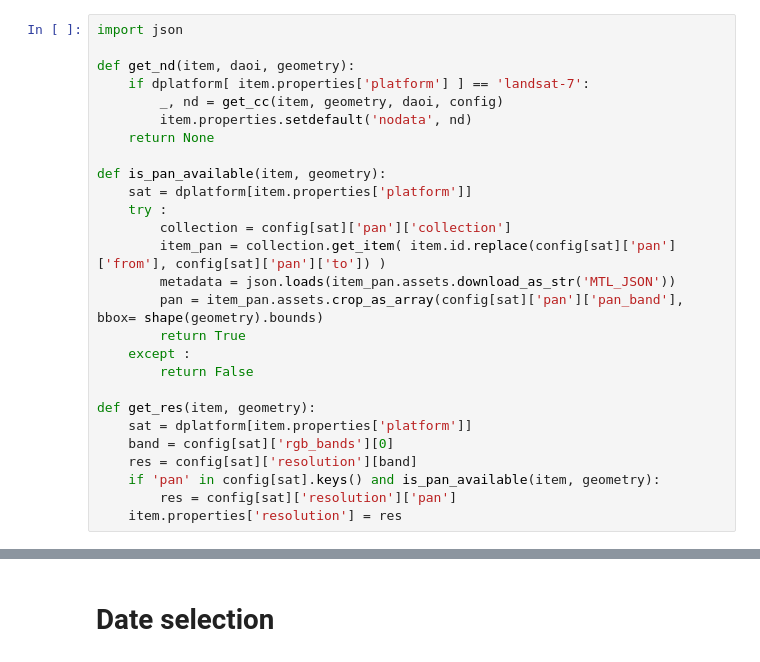
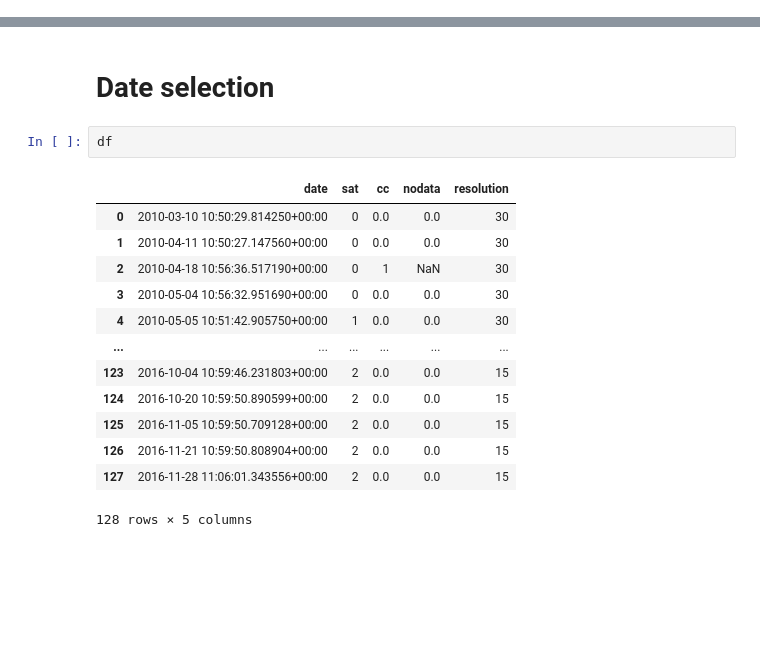
Before and after one commit to ArthurCalvi/Chronos, a Jupyter notebook: bac-a-sable.ipynb, the cells around one changed output, grey strips where cells are left out. Saved outputs shown, nothing was run; the diff lists cells and outputs as text; blank space fills up the shorter version.

```diff
--- a/bac-a-sable.ipynb
+++ b/bac-a-sable.ipynb
@@ -7,33 +7,6 @@ directory = '/Users/arthurcalvi/Data/results/disturbances/matching_france_v02_EP
 gdf = gpd.read_parquet(directory)
 # %% [markdown]
 # Research
-# %%
-import json
-
-def get_nd(item, daoi, geometry):
-    if dplatform[ item.properties['platform'] ] == 'landsat-7':
-        _, nd = get_cc(item, geometry, daoi, config)
-        item.properties.setdefault('nodata', nd)
-    return None
-
-def is_pan_available(item, geometry):
-    sat = dplatform[item.properties['platform']]
-    try :
-        collection = config[sat]['pan']['collection']
-        item_pan = collection.get_item( item.id.replace(config[sat]['pan']['from'], config[sat]['pan']['to']) )
-        metadata = json.loads(item_pan.assets.download_as_str('MTL_JSON'))
-        pan = item_pan.assets.crop_as_array(config[sat]['pan']['pan_band'], bbox= shape(geometry).bounds)
-        return True
-    except :
-        return False
-
-def get_res(item, geometry):
-    sat = dplatform[item.properties['platform']]
-    band = config[sat]['rgb_bands'][0]
-    res = config[sat]['resolution'][band]
-    if 'pan' in config[sat].keys() and is_pan_available(item, geometry):
-        res = config[sat]['resolution']['pan']
-    item.properties['resolution'] = res
 # %%
 %load_ext autoreload
 %autoreload 2
@@ -192,5 +166,21 @@ Items found for combined research:  128
 # %% [markdown]
 # Date selection
+# %%
+df
+# %% [output]
+|  | date | sat | cc | nodata | resolution |
+| 0 | 2010-03-10 10:50:29.814250+00:00 | 0 | 0.0 | 0.0 | 30 |
+| 1 | 2010-04-11 10:50:27.147560+00:00 | 0 | 0.0 | 0.0 | 30 |
+| 2 | 2010-04-18 10:56:36.517190+00:00 | 0 | 1 | NaN | 30 |
+| 3 | 2010-05-04 10:56:32.951690+00:00 | 0 | 0.0 | 0.0 | 30 |
+| 4 | 2010-05-05 10:51:42.905750+00:00 | 1 | 0.0 | 0.0 | 30 |
+| ... | ... | ... | ... | ... | ... |
+| 123 | 2016-10-04 10:59:46.231803+00:00 | 2 | 0.0 | 0.0 | 15 |
+| 124 | 2016-10-20 10:59:50.890599+00:00 | 2 | 0.0 | 0.0 | 15 |
+| 125 | 2016-11-05 10:59:50.709128+00:00 | 2 | 0.0 | 0.0 | 15 |
+| 126 | 2016-11-21 10:59:50.808904+00:00 | 2 | 0.0 | 0.0 | 15 |
+| 127 | 2016-11-28 11:06:01.343556+00:00 | 2 | 0.0 | 0.0 | 15 |
+128 rows × 5 columns
 # %%
 import statistics
 import math
```
Also changed, not shown: parts of 12 cells of this notebook, 6 other files.
